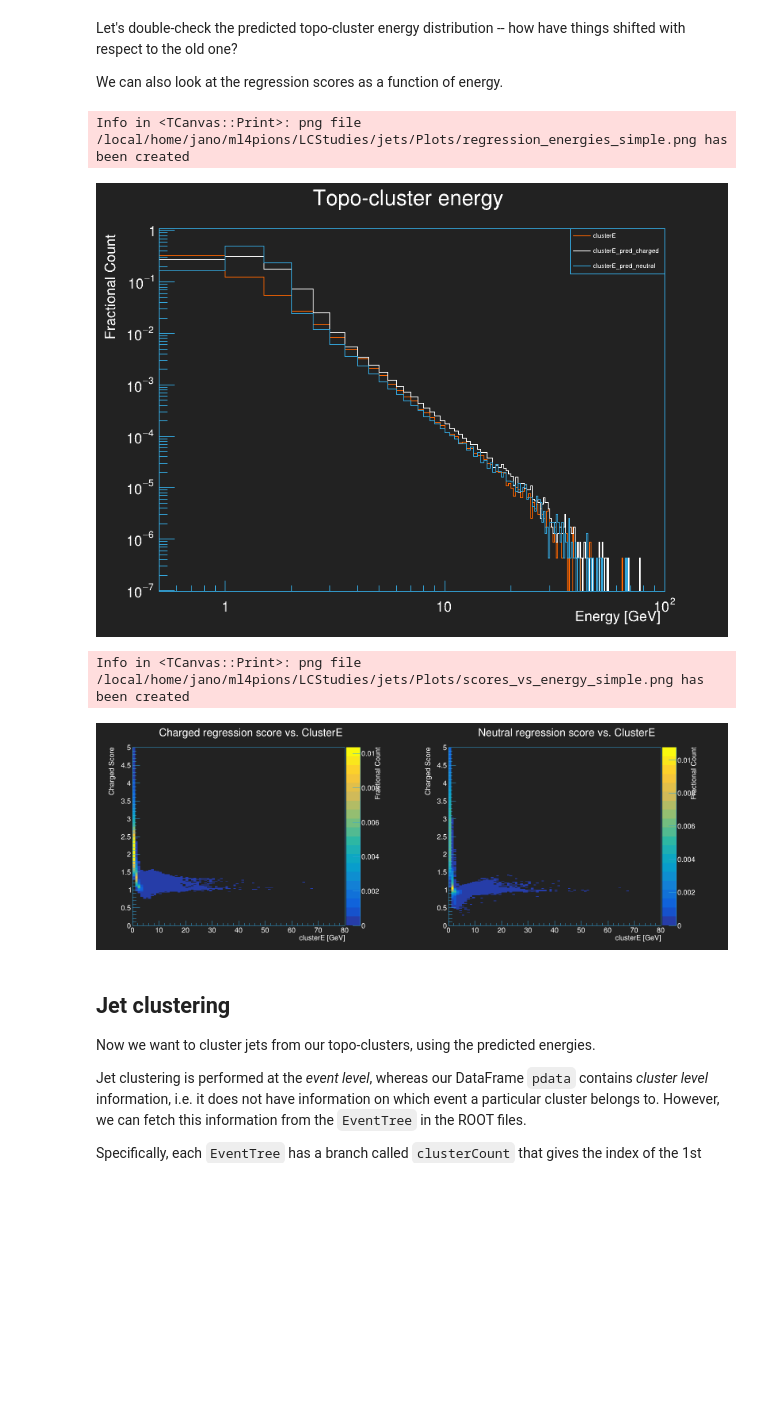
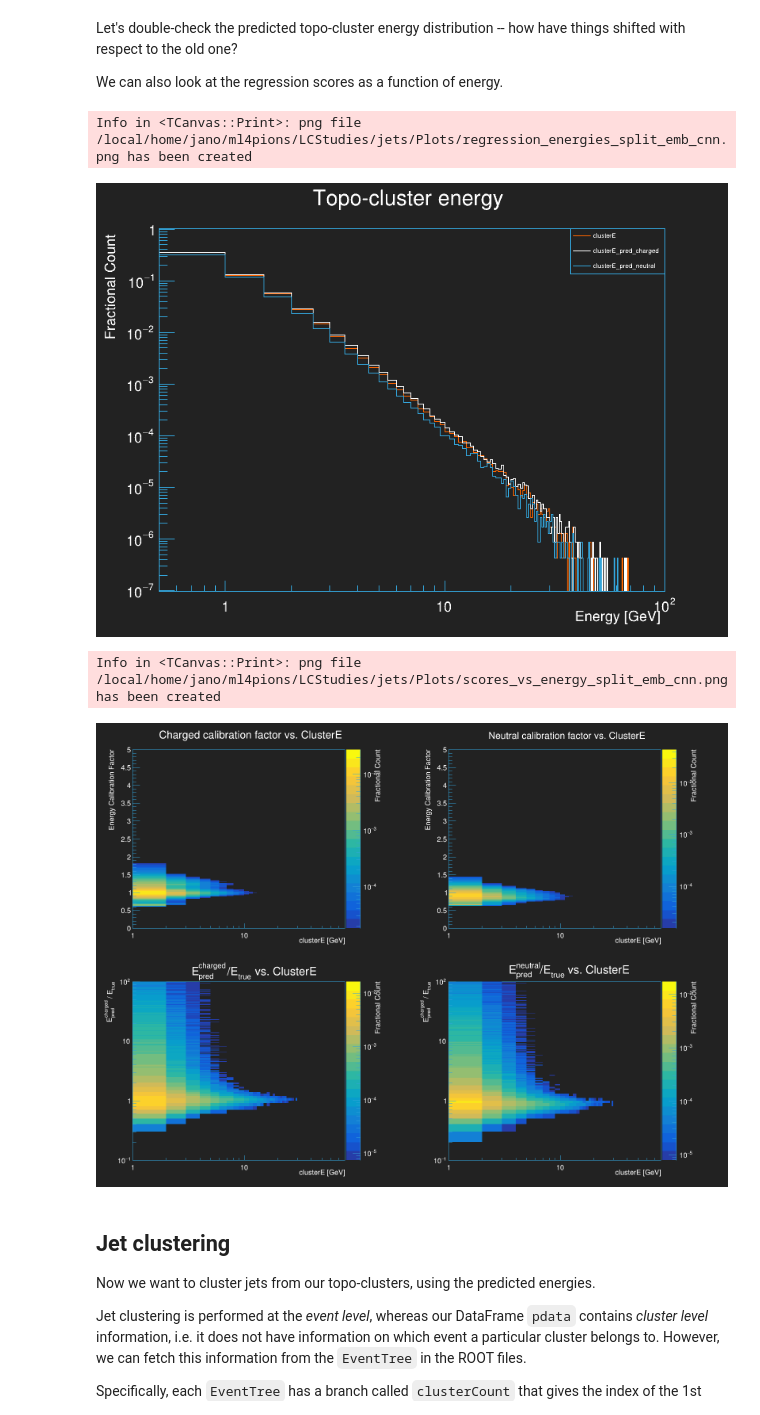
Before and after one commit to atlas-calo-ml/caloml-atlas, a Jupyter notebook: jets/jet.ipynb, the cells around one changed output. Cells and saved outputs as stored; diff of their text form; code cells hidden in the pictures; blank space fills up the shorter version.

```diff
--- a/jets/jet.ipynb
+++ b/jets/jet.ipynb
@@ -60,8 +57,8 @@ classification_dir = path_prefix + 'classifier/Models/pion3'
 classifier_modelname = 'cnn_split_EMB'
 
 regression_dir = path_prefix + 'regression2/Models/pion3'
-#regressor_modelname = 'split_emb_cnn'
-regressor_modelname = 'simple'
+regressor_modelname = 'split_emb_cnn'
+#regressor_modelname = 'lorentz'
 
 data_dir = path_prefix + 'data/jet'
 
@@ -139,7 +122,7 @@ Let's also fetch our jet data. This is MC dijet data, so we have some light-quar
 
 We *also* need to fetch the locations of our classification and energy regression networks, so that we can load and apply them to the data.
 # %%
-h5_name_suffix = 'jdata' # used for HDF5 files containing selected events
+h5_name_suffix = 'jdata_npu' # used for HDF5 files containing selected events
 
 # We package things as a dictionary for now, since that's what our `setupPionData` function expects.
 rootfiles = {'jet':glob.glob(data_dir + '/*.root')}
@@ -154,7 +137,7 @@ branches = [
 h5_name = '/'.join((data_dir,h5_name_suffix))
 
 cluster_max_eta = 0.7
-cluster_min_eng_calib_tot = 0.2 # unused
+cluster_min_eng_calib_tot = 1.0e-10
 
 pdata,pcells,sel_indices = mu.setupPionData(rootfiles,
                                             branches=branches,
@@ -164,9 +147,9 @@ pdata,pcells,sel_indices = mu.setupPionData(rootfiles,
                                             load=True,
                                             save=True,
                                             filename=h5_name,
-                                            cut_distributions=['clusterEta'],
-                                            cut_values = [(-cluster_max_eta,cluster_max_eta)],
-                                            cut_types=['window'],
+                                            cut_distributions=['cluster_ENG_CALIB_TOT','clusterEta'],
+                                            cut_values = [cluster_min_eng_calib_tot, (-cluster_max_eta,cluster_max_eta)],
+                                            cut_types=['lower','window'],
                                             return_indices=True
                                            )
 
@@ -211,6 +199,8 @@ elif(regressor_modelname == 'split_emb_cnn'):
     regressor_model = regressor_models.split_emb_cnn
 elif(regressor_modelname == 'resnet'):
     regressor_model = regressor_models.resnet
+elif(regressor_modelname == 'lorentz'):
+    regressor_model = regressor_models.lorentz_net
 
 else:
     print('Error: Regressor model name not understood.')
@@ -494,44 +493,78 @@ rt.gPad.SetLogy()
 c.Draw()
 c.SaveAs(plotpath+'regression_energies_{}.png'.format(regressor_modelname))
 # %% [output]
-Info in <TCanvas::Print>: png file /local/home/jano/ml4pions/LCStudies/jets/Plots/regression_energies_simple.png has been created
+Info in <TCanvas::Print>: png file /local/home/jano/ml4pions/LCStudies/jets/Plots/regression_energies_split_emb_cnn.png has been created
-[figure, old version]
+[figure, new version]
 # %%
-c = rt.TCanvas(qu.RN(),'',1600,600)
-c.Divide(2,1)
+c = rt.TCanvas(qu.RN(),'',1600,1200)
+c.Divide(2,2)
 binning = (80,0.,80.,250,0.,5.)
+binning2 = (80,0.,80.,1000,0.,100.)
 hists = []
-
-c.cd(1)
-h = rt.TH2F(qu.RN(),'Charged regression score vs. ClusterE;clusterE [GeV];Charged Score;Fractional Count', *binning)
 
 n = len(regression_scores['charged'])
 clusterE = pdata['clusterE'].to_numpy()
+cluster_ENG_CALIB_TOT = pdata['cluster_ENG_CALIB_TOT'].to_numpy()
+
+c.cd(1)
+h = rt.TH2F(qu.RN(),'Charged calibration factor vs. ClusterE;clusterE [GeV];Energy Calibration Factor;Fractional Count', *binning)
 for i in range(n):
     h.Fill(clusterE[i], regression_scores['charged'][i])
 
 h.Scale(1./h.Integral())
 h.Draw('COLZ')
 rt.gPad.SetRightMargin(0.2)
+rt.gPad.SetLogx()
+# rt.gPad.SetLogy()
+rt.gPad.SetLogz()
 hists.append(h)
 
 c.cd(2)
-h = rt.TH2F(qu.RN(),'Neutral regression score vs. ClusterE;clusterE [GeV];Charged Score;Fractional Count', *binning)
-n = len(regression_scores['charged'])
-clusterE = pdata['clusterE'].to_numpy()
+h = rt.TH2F(qu.RN(),'Neutral calibration factor vs. ClusterE;clusterE [GeV];Energy Calibration Factor;Fractional Count', *binning)
 for i in range(n):
     h.Fill(clusterE[i], regression_scores['neutral'][i])
 
 h.Scale(1./h.Integral())
 h.Draw('COLZ')
 rt.gPad.SetRightMargin(0.2)
+rt.gPad.SetLogx()
+# rt.gPad.SetLogy()
+rt.gPad.SetLogz()
+hists.append(h)
+
+c.cd(3)
+h = rt.TH2F(qu.RN(), 'E_{pred}^{charged}/E_{true} vs. ClusterE;clusterE [GeV];E_{pred}^{charged} / E_{true};Fractional Count', *binning2)
+for i in range(n):
+    e_true = cluster_ENG_CALIB_TOT[i]
+    if(e_true == 0.): continue # pile-up
+    h.Fill(clusterE[i], regression_scores['charged'][i] * clusterE[i] / e_true)
+h.Scale(1./h.Integral())
+h.Draw('COLZ')
+rt.gPad.SetRightMargin(0.2)
+rt.gPad.SetLogx()
+rt.gPad.SetLogy()
+rt.gPad.SetLogz()
+hists.append(h)
+
+c.cd(4)
+h = rt.TH2F(qu.RN(), 'E_{pred}^{neutral}/E_{true} vs. ClusterE;clusterE [GeV];E_{pred}^{charged} / E_{true};Fractional Count', *binning2)
+for i in range(n):
+    e_true = cluster_ENG_CALIB_TOT[i]
+    if(e_true == 0.): continue # pile-up
+    h.Fill(clusterE[i], regression_scores['neutral'][i] * clusterE[i] / e_true)
+h.Scale(1./h.Integral())
+h.Draw('COLZ')
+rt.gPad.SetRightMargin(0.2)
+rt.gPad.SetLogx()
+rt.gPad.SetLogy()
+rt.gPad.SetLogz()
 hists.append(h)
 
 c.Draw()
 c.SaveAs(plotpath+'scores_vs_energy_{}.png'.format(regressor_modelname))
 # %% [output]
-Info in <TCanvas::Print>: png file /local/home/jano/ml4pions/LCStudies/jets/Plots/scores_vs_energy_simple.png has been created
+Info in <TCanvas::Print>: png file /local/home/jano/ml4pions/LCStudies/jets/Plots/scores_vs_energy_split_emb_cnn.png has been created
-[figure, old version]
+[figure, new version]
 # %% [markdown]
 ## Jet clustering
 
```
Also changed, not shown: parts of 19 cells of this notebook, 14 other files.
